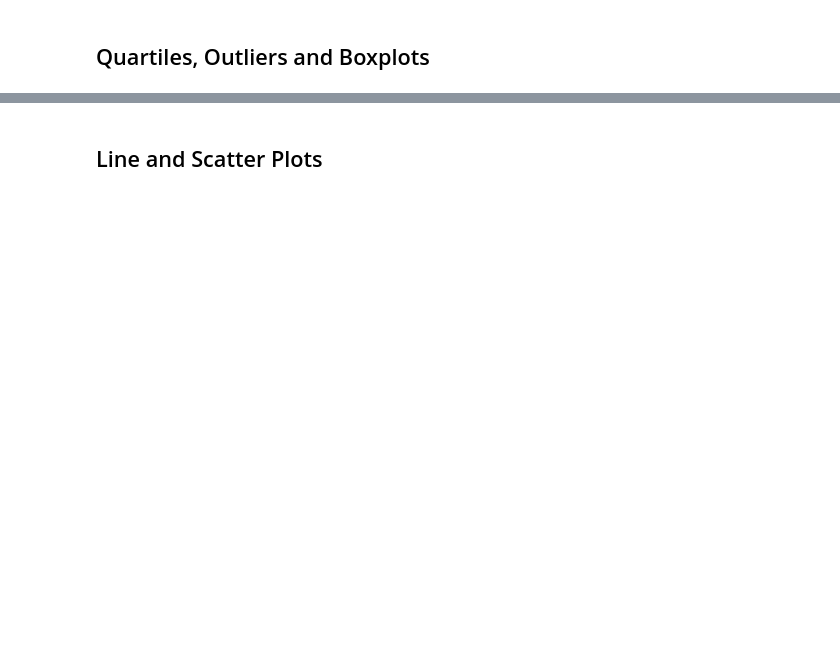
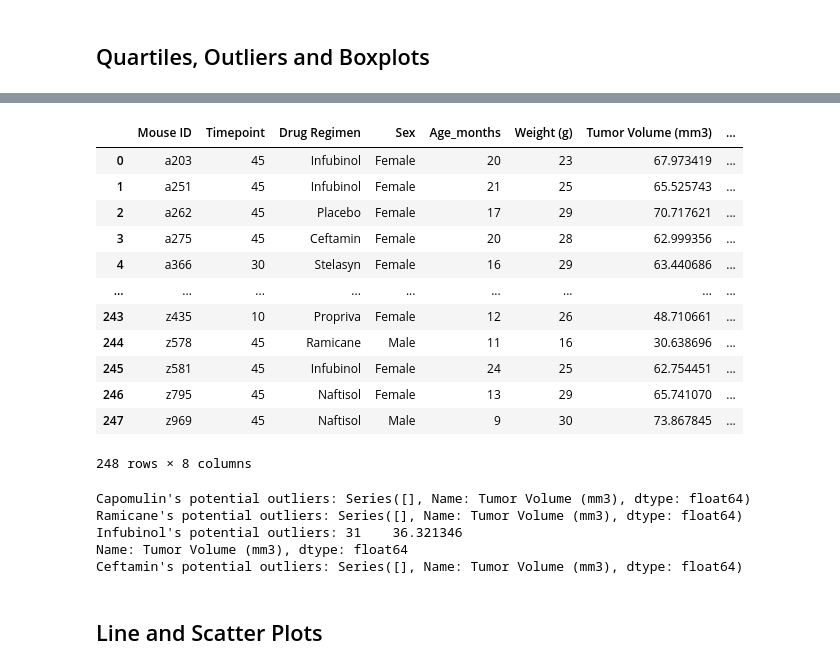
Before and after one commit to lishanisrikaran/data-visualisation-challenge, a Jupyter notebook: pymaceutical.ipynb, the cells around one changed output, grey strips where cells are left out. Drawn from its saved outputs; the diff is of its cells as text; code cells hidden in the pictures; blank space fills up the shorter version.

Commit message:
Quartiles and Outliers completed

```diff
--- a/pymaceutical.ipynb
+++ b/pymaceutical.ipynb
@@ -397,3 +235,60 @@ Values below 87.66645829999999 are potentially outliers for Ceftamin
+# %%
+# Gets the greatest timepoint for each mouse and stores them within a new DataFrame.
+max_timepoints = pd.DataFrame(cleaned_df.groupby("Mouse ID")["Timepoint"].max())
+max_timepoints = max_timepoints.reset_index()
+
+# Merges the grouped max timepoints to the cleaned_df to get the tumor volume at the last timepoint of each mouse.
+final_tumor_volumes = pd.merge(max_timepoints, cleaned_df,  how='left')
+# %% [output]
+|  | Mouse ID | Timepoint | Drug Regimen | Sex | Age_months | Weight (g) | Tumor Volume (mm3) | ... |
+| 0 | a203 | 45 | Infubinol | Female | 20 | 23 | 67.973419 | ... |
+| 1 | a251 | 45 | Infubinol | Female | 21 | 25 | 65.525743 | ... |
+| 2 | a262 | 45 | Placebo | Female | 17 | 29 | 70.717621 | ... |
+| 3 | a275 | 45 | Ceftamin | Female | 20 | 28 | 62.999356 | ... |
+| 4 | a366 | 30 | Stelasyn | Female | 16 | 29 | 63.440686 | ... |
+| ... | ... | ... | ... | ... | ... | ... | ... | ... |
+| 243 | z435 | 10 | Propriva | Female | 12 | 26 | 48.710661 | ... |
+| 244 | z578 | 45 | Ramicane | Male | 11 | 16 | 30.638696 | ... |
+| 245 | z581 | 45 | Infubinol | Female | 24 | 25 | 62.754451 | ... |
+| 246 | z795 | 45 | Naftisol | Female | 13 | 29 | 65.741070 | ... |
+| 247 | z969 | 45 | Naftisol | Male | 9 | 30 | 73.867845 | ... |
+248 rows × 8 columns
+# %%
+# List of treatments.
+treatments = ["Capomulin", "Ramicane", "Infubinol", "Ceftamin"]
+
+# Empty list to fill with tumor vol data (for plotting)
+final_tumor_volume_data = []
+
+# Loops through each of the treatments, finds all their mice's final tumor volumes and adds onto the final_tumor_volume_data list.
+# Also calculates each treatment's IQR and upper/lower bounds to help inform on potential outliers.
+
+for treatment in treatments:
+
+    # Locates the rows which contain the mice on the treatment and get their final tumor volumes.
+    treatment_final_tumor_volumes = final_tumor_volumes.loc[final_tumor_volumes["Drug Regimen"]==treatment, "Tumor Volume (mm3)"]
+
+    # Add the treatments final tumor volume to the list.
+    final_tumor_volume_data.append(treatment_final_tumor_volumes)
+
+    # Determines outliers using the upper and lower bounds.
+    quartiles = treatment_final_tumor_volumes.quantile([.25,.5,.75])
+
+    Q1 = quartiles[.25]
+    Q3 = quartiles[.75]
+    IQR = Q3 - Q1
+    lower_bound = Q1 - (1.5 * IQR)
+    upper_bound = Q3 + (1.5 * IQR)
+
+    outliers = treatment_final_tumor_volumes.loc[(treatment_final_tumor_volumes < lower_bound) | (treatment_final_tumor_volumes > upper_bound)]
+
+    print(f"{treatment}'s potential outliers: {outliers}")
+# %% [output]
+Capomulin's potential outliers: Series([], Name: Tumor Volume (mm3), dtype: float64)
+Ramicane's potential outliers: Series([], Name: Tumor Volume (mm3), dtype: float64)
+Infubinol's potential outliers: 31    36.321346
+Name: Tumor Volume (mm3), dtype: float64
+Ceftamin's potential outliers: Series([], Name: Tumor Volume (mm3), dtype: float64)
 # %%
 # Generate a box plot that shows the distrubution of the tumor volume for each treatment group.
 # %% [markdown]
```
Also changed, not shown: parts of 7 cells of this notebook.
